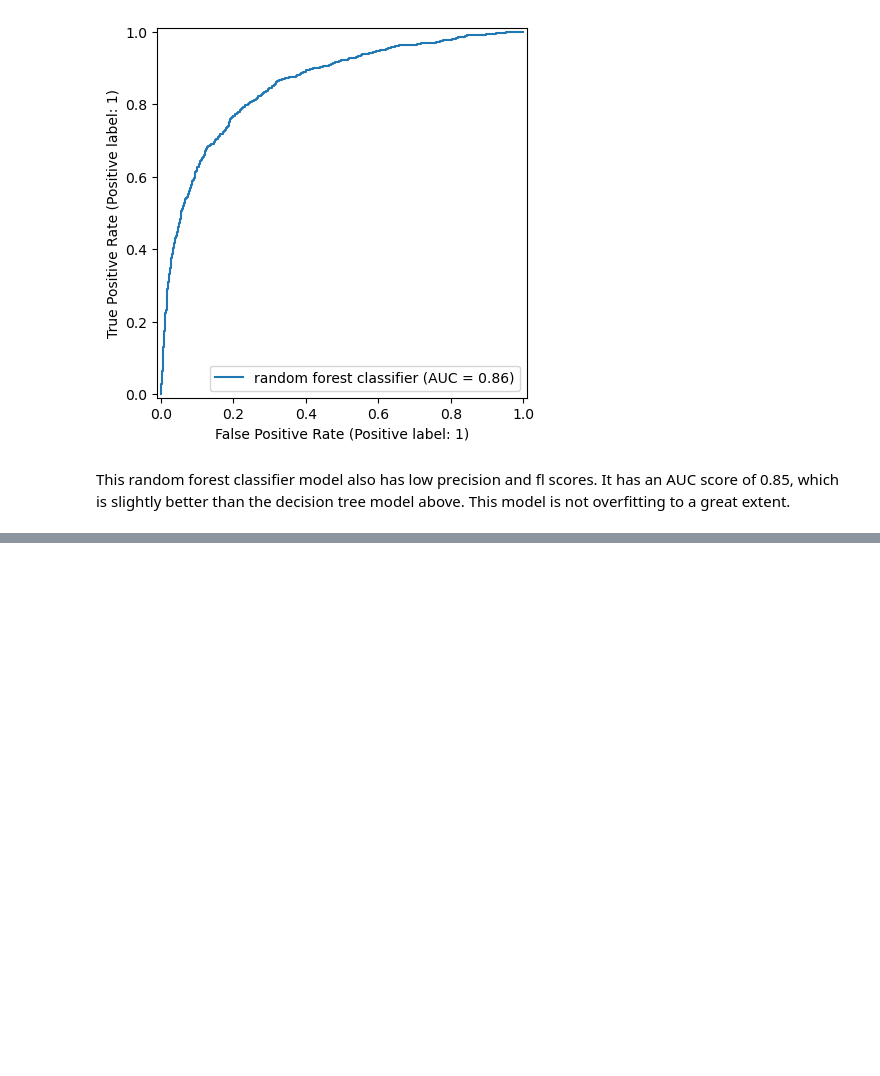
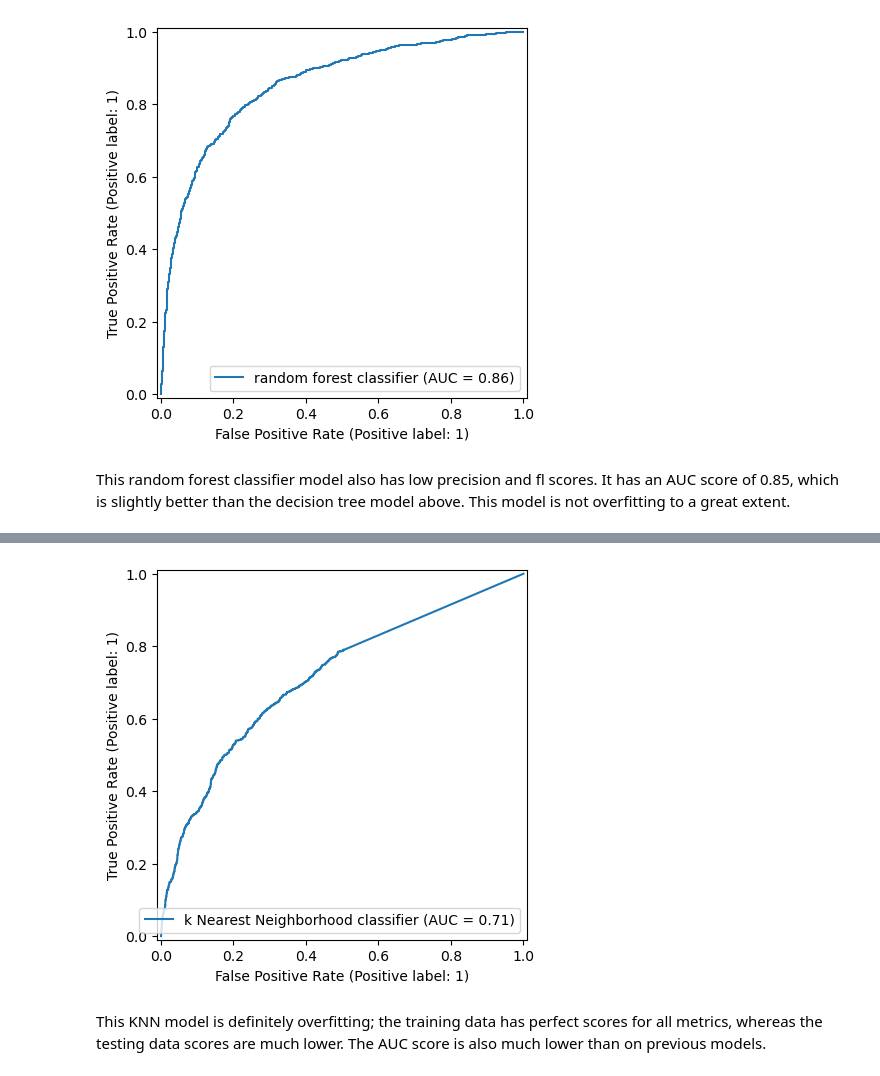
Before and after one commit to laaria-chris/H1N1-VACCINATION-PREDICTION-MODEL, a Jupyter notebook: MAIN_NOTEBOOK.ipynb, the cells around one changed output, grey strips where cells are left out. Drawn from its saved outputs; the diff is of its cells as text; code cells hidden in the pictures; blank space fills up the shorter version.

```diff
--- a/MAIN_NOTEBOOK.ipynb
+++ b/MAIN_NOTEBOOK.ipynb
@@ -756,0 +804,8 @@ This random forest classifier model also has low precision and fl scores. It has
+# %%
+# Plotting the roc-auc curve for the KNN model
+RocCurveDisplay.from_estimator(kNN, X_te, y_te, name='k Nearest Neighborhood classifier')
+plt.show()
+# %% [output]
+[figure, added]
+# %% [markdown]
+This KNN model is definitely overfitting; the training data has perfect scores for all metrics, whereas the testing data scores are much lower. The AUC score is also much lower than on previous models.
```
Also changed, not shown: parts of 4 cells of this notebook.
